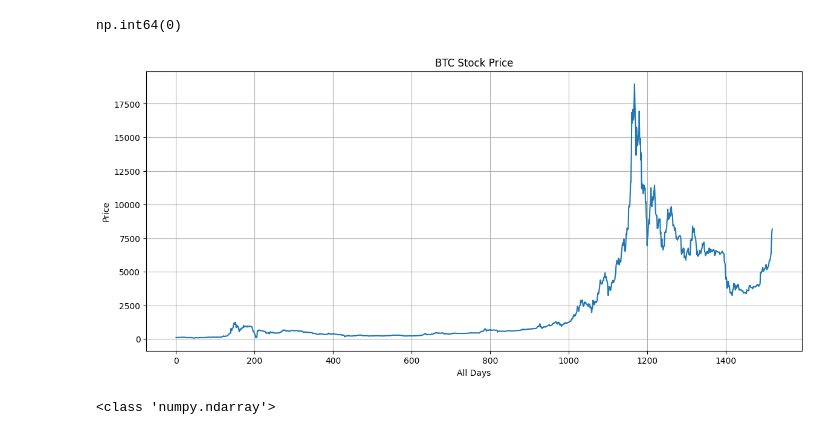
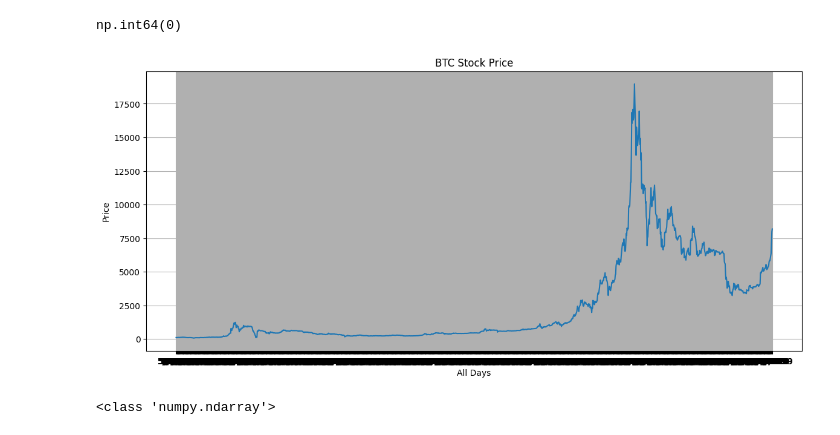
Before and after one commit to nilujafari/ML, a Jupyter notebook: deep_learning/stock_market_prediction/main_BTC.ipynb, the cells around one changed output. Cells and saved outputs as stored; diff of their text form; code cells hidden in the pictures.

```diff
--- a/deep_learning/stock_market_prediction/main_BTC.ipynb
+++ b/deep_learning/stock_market_prediction/main_BTC.ipynb
@@ -43,14 +43,14 @@ btc_data.duplicated().sum()
 np.int64(0)
 # %%
 plt.figure(figsize=(14, 6))
-plt.plot(btc_data['BTC'])
+plt.plot(btc_data['Date'], btc_data['BTC'])
 plt.title("BTC Stock Price")
 plt.xlabel("All Days")
 plt.ylabel("Price")
 plt.grid()
 plt.show()
 # %% [output]
-[figure, old version]
+[figure, new version]
 # %%
 btc_price = btc_data["BTC"].values
 print(type(btc_price))
```
Also changed, not shown: parts of 1 cell of this notebook, 1 other file.
